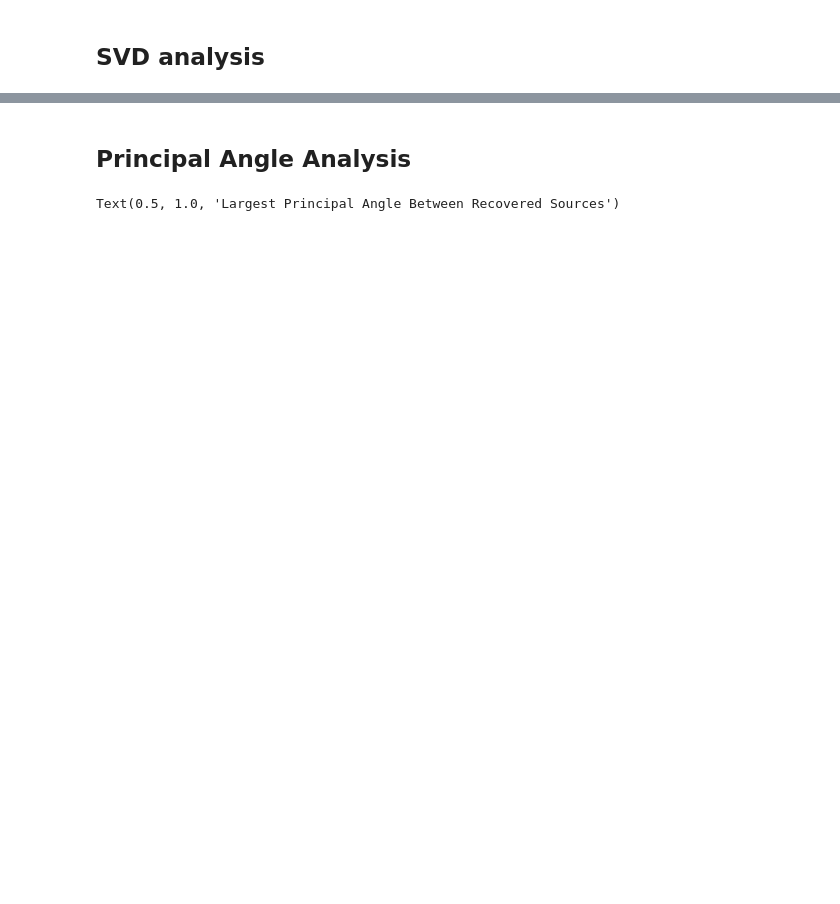
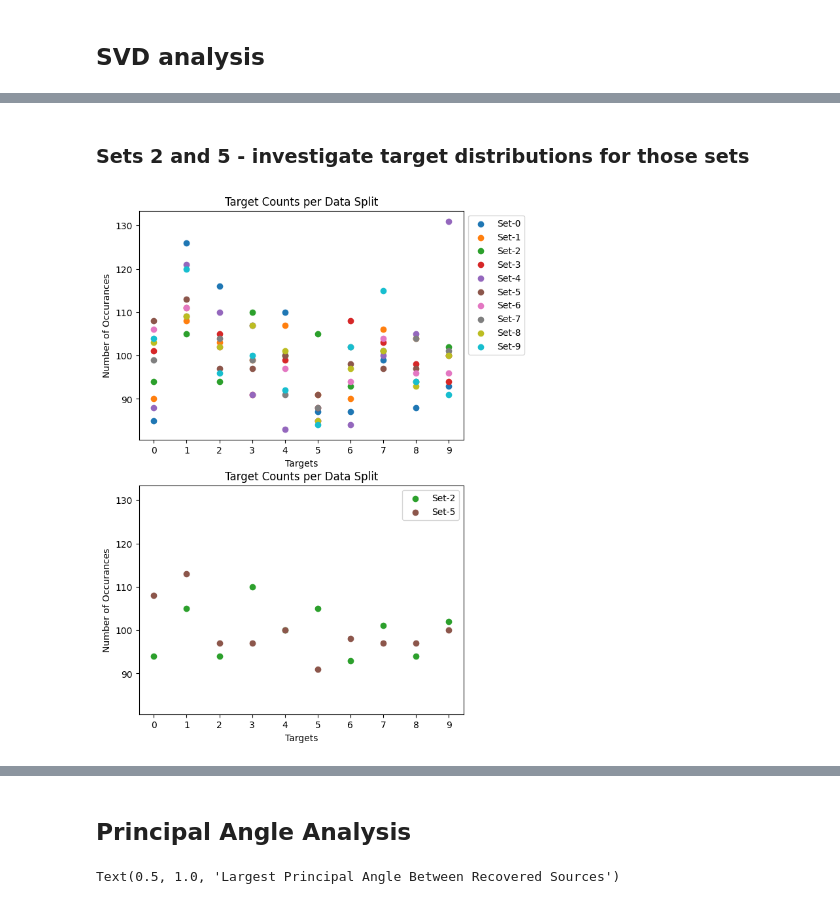
Before and after one commit to matthewmerris/TensorizedRatNets, a Jupyter notebook: notebooks/L300100_baseline-100nodes.ipynb, the cells around one changed output, grey strips where cells are left out. Cells and saved outputs as stored; diff of their text form; code cells hidden in the pictures; blank space fills up the shorter version.

```diff
--- a/notebooks/L300100_baseline-100nodes.ipynb
+++ b/notebooks/L300100_baseline-100nodes.ipynb
@@ -134,0 +176,30 @@ plt.legend()
+# %% [markdown]
+### Sets 2 and 5 - investigate target distributions for those sets
+# %%
+trgts_distros = np.zeros((10,len(obs_trgts)))
+for idx, trgts in enumerate(obs_trgts):
+    trgts_distros[:,idx] = np.bincount(trgts)
+
+fig, (ax1, ax2) = plt.subplots(2, 1, sharey='col')
+
+for idx in range(10):
+    ax1.scatter(range(10), trgts_distros[:,idx], label=f"Set-{idx}")
+    if idx == 2:
+        ax2.scatter(range(10), trgts_distros[:,idx], label=f"Set-{idx}", c='#2ca02c')
+    if idx == 5:
+        ax2.scatter(range(10), trgts_distros[:,idx], label=f"Set-{idx}", c='#8c564b')
+
+
+ax1.set_xlabel('Targets')
+ax1.set_ylabel('Number of Occurances')
+ax1.set_title('Target Counts per Data Split')
+ax1.set_xticks(range(10))
+ax1.legend(bbox_to_anchor=(1, 1))
+ax2.set_xlabel('Targets')
+ax2.set_ylabel('Number of Occurances')
+ax2.set_title('Target Counts per Data Split')
+ax2.set_xticks(range(10))
+ax2.legend(bbox_to_anchor=(1, 1))
+fig.set_figheight(10)
+# %% [output]
+[figure, added]
```
Also changed, not shown: parts of 14 cells of this notebook.
